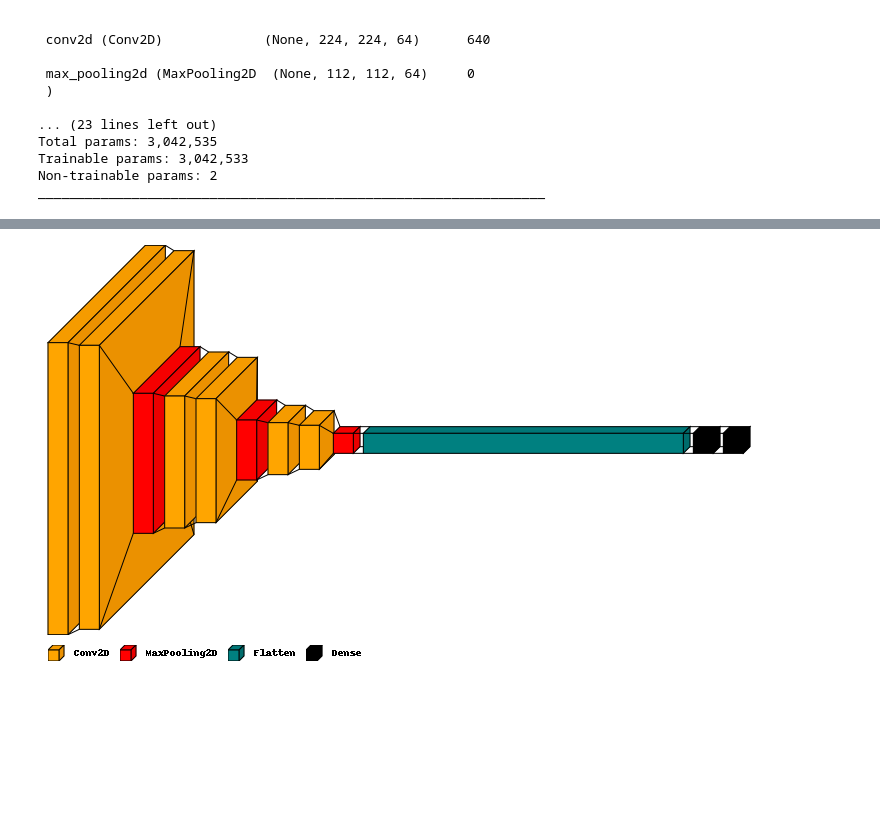
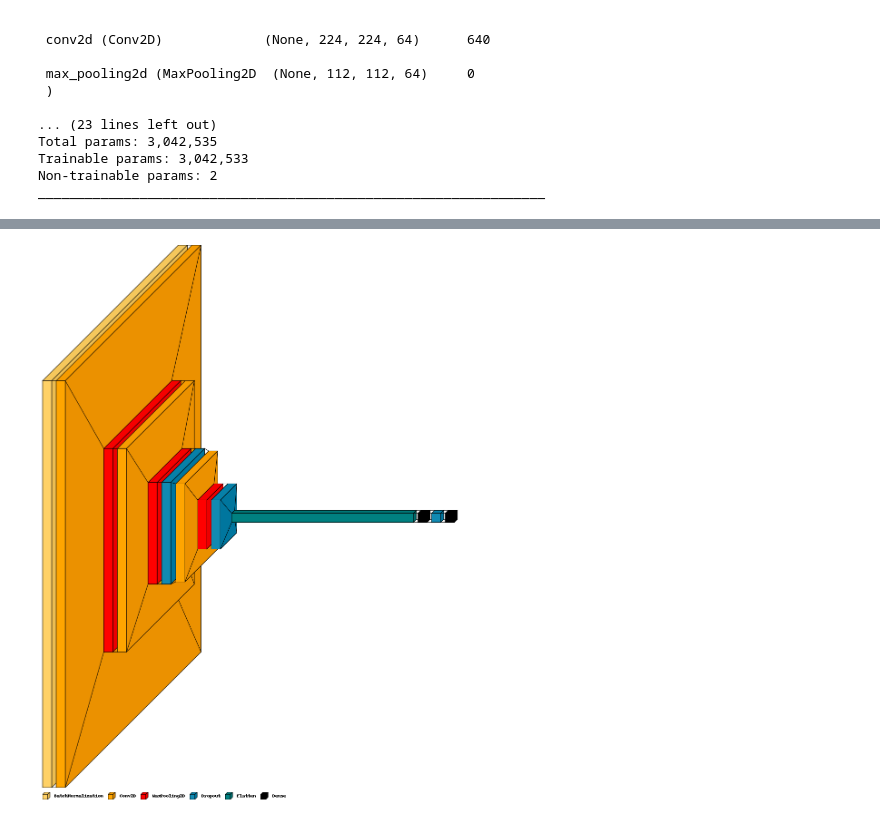
Before and after one commit to akshit4/Covid-19-Predication-, a Jupyter notebook: CNN.ipynb, the cells around one changed output, grey strips where cells are left out. Drawn from its saved outputs; the diff is of its cells as text; code cells hidden in the pictures; blank space fills up the shorter version.

```diff
--- a/CNN.ipynb
+++ b/CNN.ipynb
@@ -140,15 +156,15 @@ Epoch 1/20
 # %%
 import visualkeras
 from collections import defaultdict
 from tensorflow.keras import layers
 color_map = defaultdict(dict)
 color_map[layers.Conv2D]['fill'] = 'orange'
 color_map[layers.MaxPooling2D]['fill'] = 'red'
 color_map[layers.Dense]['fill'] = 'black'
 color_map[layers.Flatten]['fill'] = 'teal'
-visualkeras.layered_view(modelo1, legend=True,color_map=color_map )
+visualkeras.layered_view(model, legend=True,color_map=color_map )
 # %% [output]
-[figure, old version]
+[figure, new version]
 # %%
 from sklearn.metrics import accuracy_score
 f, (ax1, ax2) = plt.subplots(1, 2, figsize=(24, 10))
```
Also changed, not shown: parts of 2 cells of this notebook.
